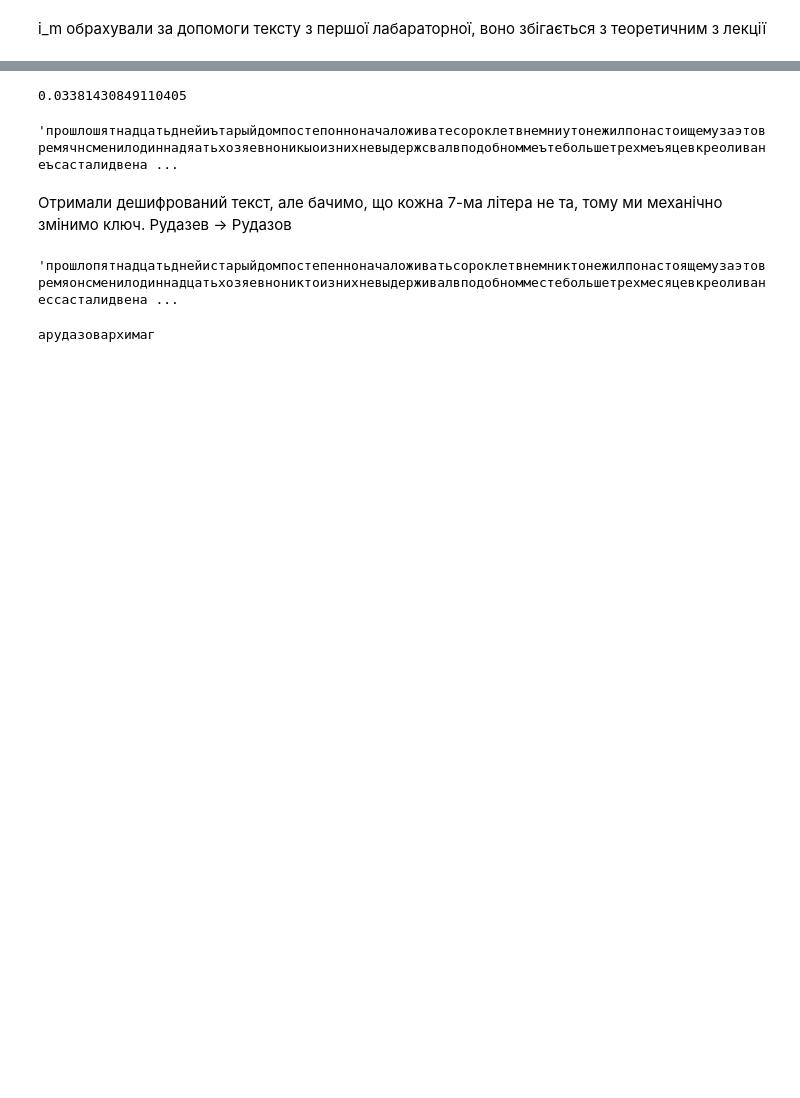
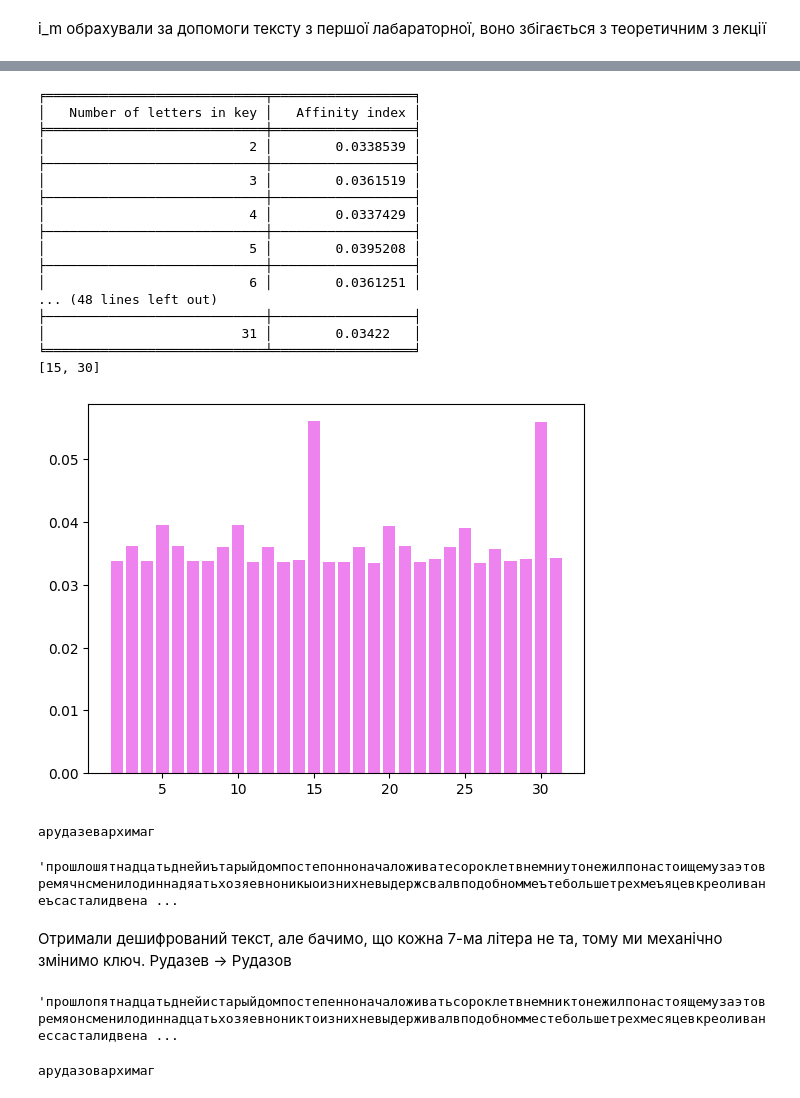
Before and after one commit to uraraur/fi-labs-2023, a Jupyter notebook: cp_2/koval_nedashkivskyi_fi-04/cp2.ipynb, the cells around one changed output, grey strips where cells are left out. Cells and saved outputs as stored; diff of their text form; code cells hidden in the pictures; blank space fills up the shorter version.

```diff
--- a/cp_2/koval_nedashkivskyi_fi-04/cp2.ipynb
+++ b/cp_2/koval_nedashkivskyi_fi-04/cp2.ipynb
@@ -68,23 +90,52 @@ for i in range(len(keys)):
+# %%
+data2 = []
+val2 = []
+text = process_text('text.txt')
+
+def search(text):
+    res = []
+    arr = []
+    for r in range(2, len(alp)):
+        val2.append(r)
+        s = 0
+        block = ""
+        for i in range(r):
+            for j in range(i, len(text), r):
+                block += text[j]
+            s += affi(block)
+            block = ""
+        arr.append(s/r)
+        data2.append([val2[r-2], arr[r-2]])
+    arr1 = [abs(i_m - x) for x in arr]
+    for k in arr1:
+        if k < e:
+            res.append(arr1.index(k) + 2)
+    print(tabulate(data2, headers=col_names1, tablefmt="fancy_grid"))
+    plt.bar(val2, arr, color ='violet')
+    return res
+
+k_l = search(text)
+print(k_l)
+# %% [output]
+╒════════════════════════════╤══════════════════╕
+│   Number of letters in key │   Affinity index │
+╞════════════════════════════╪══════════════════╡
+│                          2 │        0.0338539 │
+├────────────────────────────┼──────────────────┤
+│                          3 │        0.0361519 │
+├────────────────────────────┼──────────────────┤
+│                          4 │        0.0337429 │
+├────────────────────────────┼──────────────────┤
+│                          5 │        0.0395208 │
+├────────────────────────────┼──────────────────┤
+│                          6 │        0.0361251 │
+... (48 lines left out)
+├────────────────────────────┼──────────────────┤
+│                         31 │        0.03422   │
+╘════════════════════════════╧══════════════════╛
+[15, 30]
+[figure, added]
 # %%
-def search(text):
-    res = []
-    arr = []
-    for r in range(2, len(alp)):
-        s = 0
-        block = ""
-        for i in range(r):
-            for j in range(i, len(text), r):
-                block += text[j]
-            s += affi(block)
-            block = ""
-        arr.append(s/r)
-    arr = [abs(i_m - x) for x in arr]
-    for k in arr:
-        if k < e:
-            res.append(arr.index(k) + 2)
-    print(res)
-    return res
-
 def decypher(text, r):
     y = []
     k = []
@@ -104,14 +155,11 @@ def decypher(text, r):
             y.clear()
     return key
 
-text = process_text('text.txt')
-print(affi(text))
-
-k = decypher(text, 15)
-
+k = decypher(text, k_l[0])
+print(k)
 decode(text, k)
 # %% [output]
-0.03381430849110405
+арудазевархимаг
 'прошлошятнадцатьднейиътарыйдомпостепонноначаложиватесороклетвнемниутонежилпонастоищемузаэтовремячнсменилодиннадяатьхозяевноникыоизнихневыдержсвалвподобноммеътебольшетрехмеъяцевкреоливанеъсасталидвена ...
 # %% [markdown]
 Отримали дешифрований текст, але бачимо, що кожна 7-ма літера не та, тому ми механічно змінимо ключ.
```
Also changed, not shown: parts of 5 cells of this notebook.
